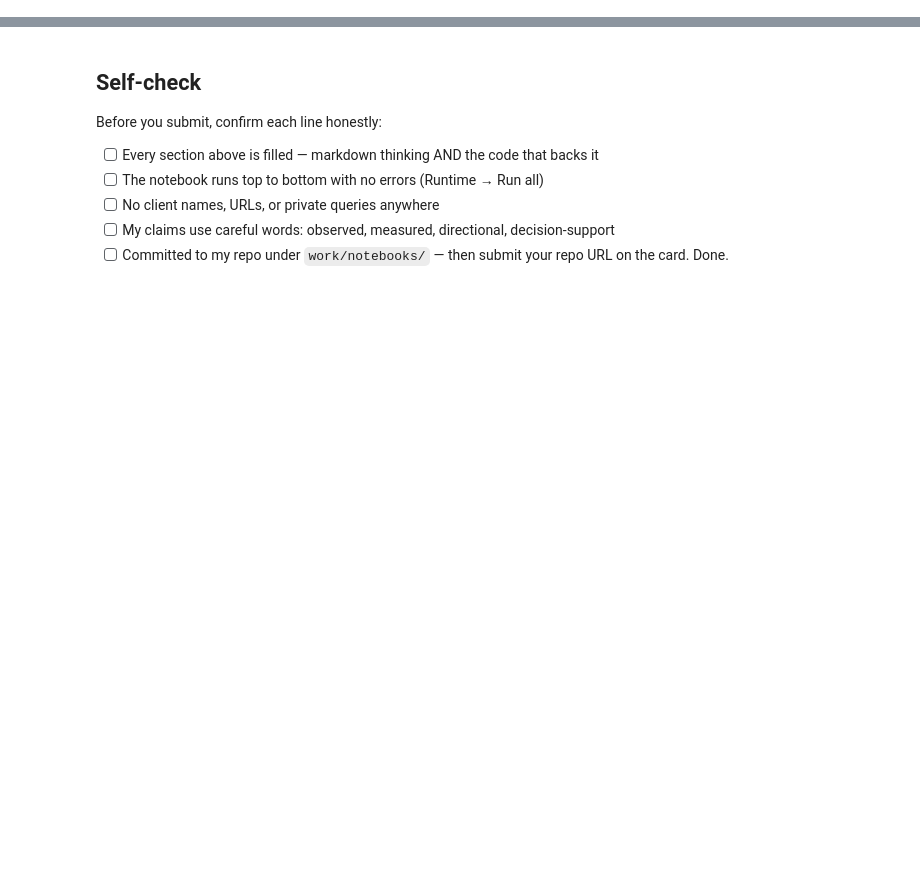
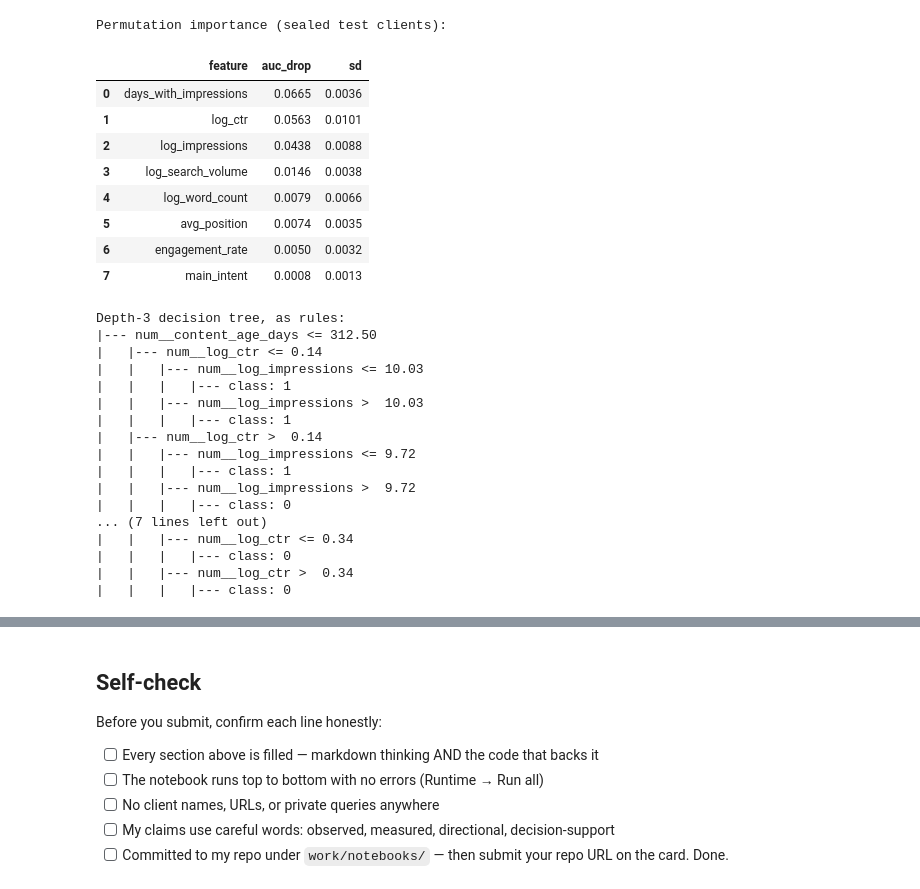
Before and after one commit to yelsebety/Yassin-Flyrank, a Jupyter notebook: work/notebooks/w05_model.ipynb, the cells around one changed output, grey strips where cells are left out. Cells and saved outputs as stored; diff of their text form; code cells hidden in the pictures; blank space fills up the shorter version.

```diff
--- a/work/notebooks/w05_model.ipynb
+++ b/work/notebooks/w05_model.ipynb
@@ -36,0 +247,50 @@ This skeleton is yours to fill. Work the sections **in order** — each one has
+# %%
+model = final[chosen]
+y_test = test["declined"].to_numpy()
+
+# 1) Permutation importance on the sealed clients (drop in AUC when one feature is shuffled)
+pi = permutation_importance(model, test[FEATURES], y_test, scoring="roc_auc", n_repeats=10, random_state=SEED)
+imp = (pd.DataFrame({"feature": FEATURES, "auc_drop": pi.importances_mean, "sd": pi.importances_std})
+         .sort_values("auc_drop", ascending=False).round(4).reset_index(drop=True))
+print("Permutation importance (sealed test clients):")
+display(imp.head(8))
+
+# 2) Readable form: the depth-3 tree printed as rules
+tree_pipe = final["Decision Tree (depth 3)"]
+names = list(tree_pipe.named_steps["pre"].get_feature_names_out())
+print("Depth-3 decision tree, as rules:")
+print(export_text(tree_pipe.named_steps["m"], feature_names=names))
+
+# 3) The chosen model's strongest coefficients (only if it is the logistic regression)
+if chosen == "Logistic Regression":
+    coefs = pd.Series(model.named_steps["m"].coef_[0], index=model.named_steps["pre"].get_feature_names_out())
+    print("Logistic regression: largest standardized coefficients (positive = more likely 'declining'):")
+    display(coefs.reindex(coefs.abs().sort_values(ascending=False).index).head(8).round(3).to_frame("coef"))
+# %% [output]
+Permutation importance (sealed test clients):
+|  | feature | auc_drop | sd |
+| 0 | days_with_impressions | 0.0665 | 0.0036 |
+| 1 | log_ctr | 0.0563 | 0.0101 |
+| 2 | log_impressions | 0.0438 | 0.0088 |
+| 3 | log_search_volume | 0.0146 | 0.0038 |
+| 4 | log_word_count | 0.0079 | 0.0066 |
+| 5 | avg_position | 0.0074 | 0.0035 |
+| 6 | engagement_rate | 0.0050 | 0.0032 |
+| 7 | main_intent | 0.0008 | 0.0013 |
+Depth-3 decision tree, as rules:
+|--- num__content_age_days <= 312.50
+|   |--- num__log_ctr <= 0.14
+|   |   |--- num__log_impressions <= 10.03
+|   |   |   |--- class: 1
+|   |   |--- num__log_impressions >  10.03
+|   |   |   |--- class: 1
+|   |--- num__log_ctr >  0.14
+|   |   |--- num__log_impressions <= 9.72
+|   |   |   |--- class: 1
+|   |   |--- num__log_impressions >  9.72
+|   |   |   |--- class: 0
+... (7 lines left out)
+|   |   |--- num__log_ctr <= 0.34
+|   |   |   |--- class: 0
+|   |   |--- num__log_ctr >  0.34
+|   |   |   |--- class: 0
```
Also changed, not shown: parts of 21 cells of this notebook.
